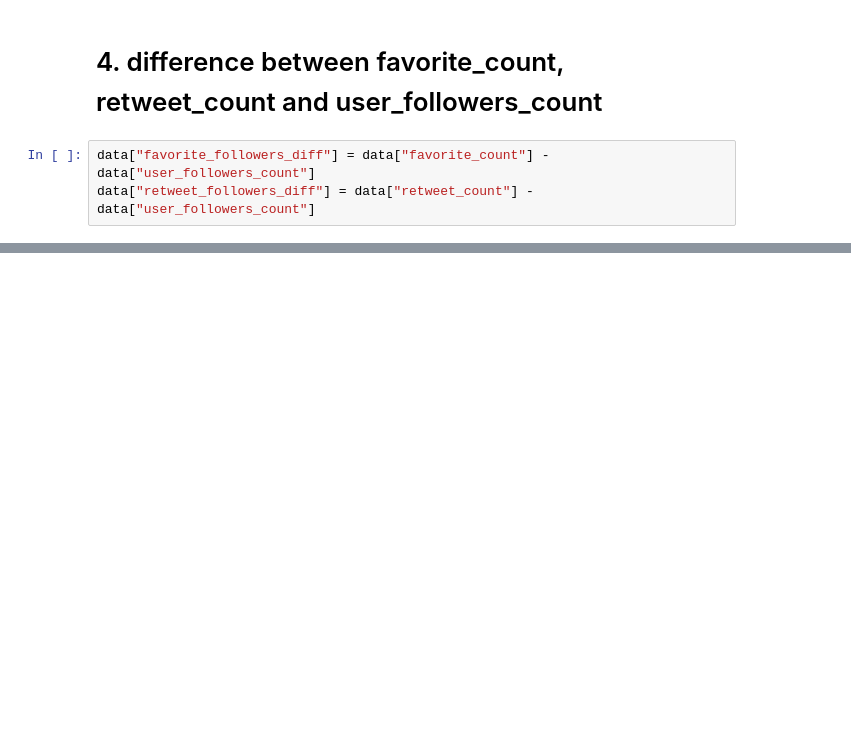
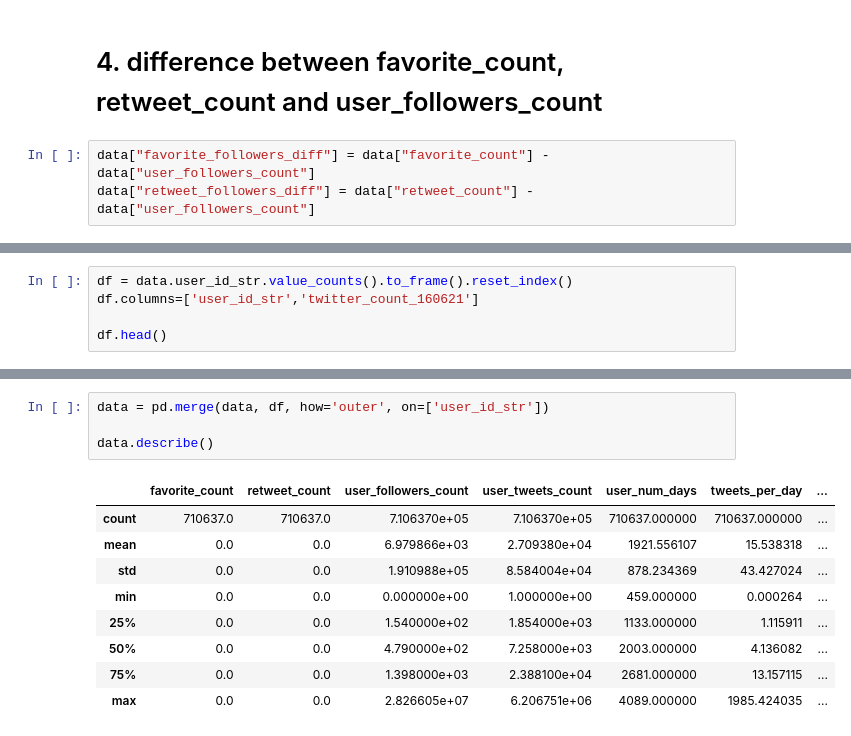
Before and after one commit to LiquanChai/DS4D, a Jupyter notebook: Bot identifier.ipynb, the cells around one changed output, grey strips where cells are left out. Saved outputs shown, nothing was run; the diff lists cells and outputs as text; blank space fills up the shorter version.

```diff
--- a/Bot identifier.ipynb
+++ b/Bot identifier.ipynb
@@ -451,0 +479,5 @@ data[:10]
+# %%
+df = data.user_id_str.value_counts().to_frame().reset_index()
+df.columns=['user_id_str','twitter_count_160621']
+
+df.head()
@@ -451,0 +491,14 @@ data[:10]
+# %%
+data = pd.merge(data, df, how='outer', on=['user_id_str'])
+
+data.describe()
+# %% [output]
+|  | favorite_count | retweet_count | user_followers_count | user_tweets_count | user_num_days | tweets_per_day | ... |
+| count | 710637.0 | 710637.0 | 7.106370e+05 | 7.106370e+05 | 710637.000000 | 710637.000000 | ... |
+| mean | 0.0 | 0.0 | 6.979866e+03 | 2.709380e+04 | 1921.556107 | 15.538318 | ... |
+| std | 0.0 | 0.0 | 1.910988e+05 | 8.584004e+04 | 878.234369 | 43.427024 | ... |
+| min | 0.0 | 0.0 | 0.000000e+00 | 1.000000e+00 | 459.000000 | 0.000264 | ... |
+| 25% | 0.0 | 0.0 | 1.540000e+02 | 1.854000e+03 | 1133.000000 | 1.115911 | ... |
+| 50% | 0.0 | 0.0 | 4.790000e+02 | 7.258000e+03 | 2003.000000 | 4.136082 | ... |
+| 75% | 0.0 | 0.0 | 1.398000e+03 | 2.388100e+04 | 2681.000000 | 13.157115 | ... |
+| max | 0.0 | 0.0 | 2.826605e+07 | 6.206751e+06 | 4089.000000 | 1985.424035 | ... |
```
Also changed, not shown: parts of 11 cells of this notebook.
